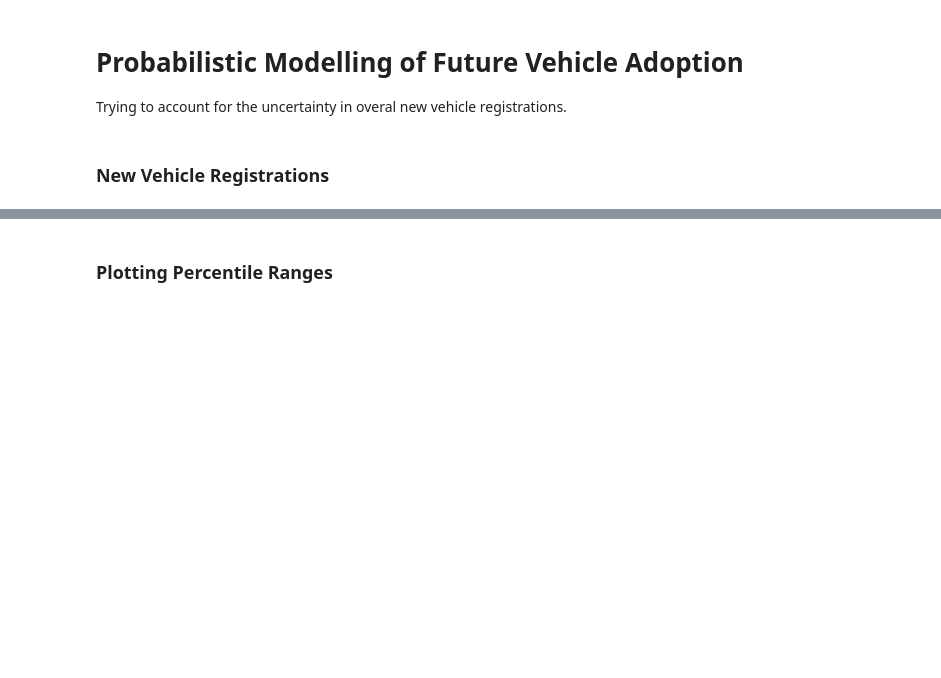
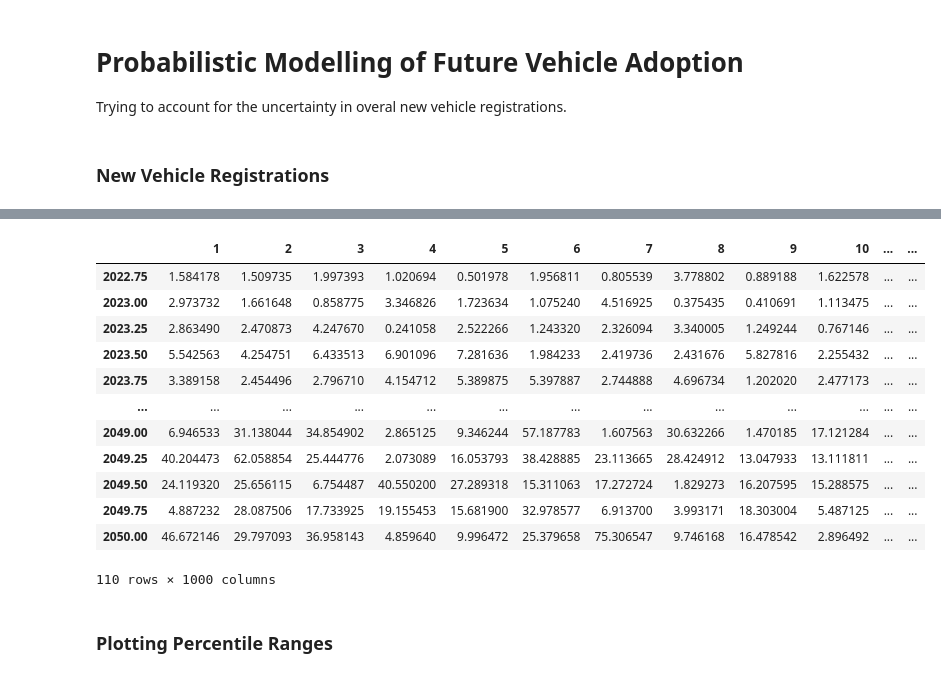
Before and after one commit to isaacflower/Probabilistic-EV-Demand-Modelling, a Jupyter notebook: dev/EV_adoption/EV_adoption_realistic_curves.ipynb, the cells around one changed output, grey strips where cells are left out. Drawn from its saved outputs; the diff is of its cells as text; code cells hidden in the pictures; blank space fills up the shorter version.

```diff
--- a/dev/EV_adoption/EV_adoption_realistic_curves.ipynb
+++ b/dev/EV_adoption/EV_adoption_realistic_curves.ipynb
@@ -593,6 +643,22 @@ for i in range(0, n_sim):
     new_ice_lsoa_forecast[i+1] = ice_sales_share_lsoa.loc[forecast_dates, target_lsoa].multiply(new_vehicles_random[i], axis='rows')
     new_bev_lsoa_forecast[i+1] = bev_sales_share_lsoa.loc[forecast_dates, target_lsoa].multiply(new_ev_lsoa_forecast[i+1], axis='rows')
     new_phev_lsoa_forecast[i+1] = phev_sales_share_lsoa.loc[forecast_dates, target_lsoa].multiply(new_ev_lsoa_forecast[i+1], axis='rows')
+# %%
+new_ev_lsoa_forecast
+# %% [output]
+|  | 1 | 2 | 3 | 4 | 5 | 6 | 7 | 8 | 9 | 10 | ... | ... |
+| 2022.75 | 1.584178 | 1.509735 | 1.997393 | 1.020694 | 0.501978 | 1.956811 | 0.805539 | 3.778802 | 0.889188 | 1.622578 | ... | ... |
+| 2023.00 | 2.973732 | 1.661648 | 0.858775 | 3.346826 | 1.723634 | 1.075240 | 4.516925 | 0.375435 | 0.410691 | 1.113475 | ... | ... |
+| 2023.25 | 2.863490 | 2.470873 | 4.247670 | 0.241058 | 2.522266 | 1.243320 | 2.326094 | 3.340005 | 1.249244 | 0.767146 | ... | ... |
+| 2023.50 | 5.542563 | 4.254751 | 6.433513 | 6.901096 | 7.281636 | 1.984233 | 2.419736 | 2.431676 | 5.827816 | 2.255432 | ... | ... |
+| 2023.75 | 3.389158 | 2.454496 | 2.796710 | 4.154712 | 5.389875 | 5.397887 | 2.744888 | 4.696734 | 1.202020 | 2.477173 | ... | ... |
+| ... | ... | ... | ... | ... | ... | ... | ... | ... | ... | ... | ... | ... |
+| 2049.00 | 6.946533 | 31.138044 | 34.854902 | 2.865125 | 9.346244 | 57.187783 | 1.607563 | 30.632266 | 1.470185 | 17.121284 | ... | ... |
+| 2049.25 | 40.204473 | 62.058854 | 25.444776 | 2.073089 | 16.053793 | 38.428885 | 23.113665 | 28.424912 | 13.047933 | 13.111811 | ... | ... |
+| 2049.50 | 24.119320 | 25.656115 | 6.754487 | 40.550200 | 27.289318 | 15.311063 | 17.272724 | 1.829273 | 16.207595 | 15.288575 | ... | ... |
+| 2049.75 | 4.887232 | 28.087506 | 17.733925 | 19.155453 | 15.681900 | 32.978577 | 6.913700 | 3.993171 | 18.303004 | 5.487125 | ... | ... |
+| 2050.00 | 46.672146 | 29.797093 | 36.958143 | 4.859640 | 9.996472 | 25.379658 | 75.306547 | 9.746168 | 16.478542 | 2.896492 | ... | ... |
+110 rows × 1000 columns
 # %% [markdown]
 ### Plotting Percentile Ranges
 # %%
```
Also changed, not shown: parts of 29 cells of this notebook.
